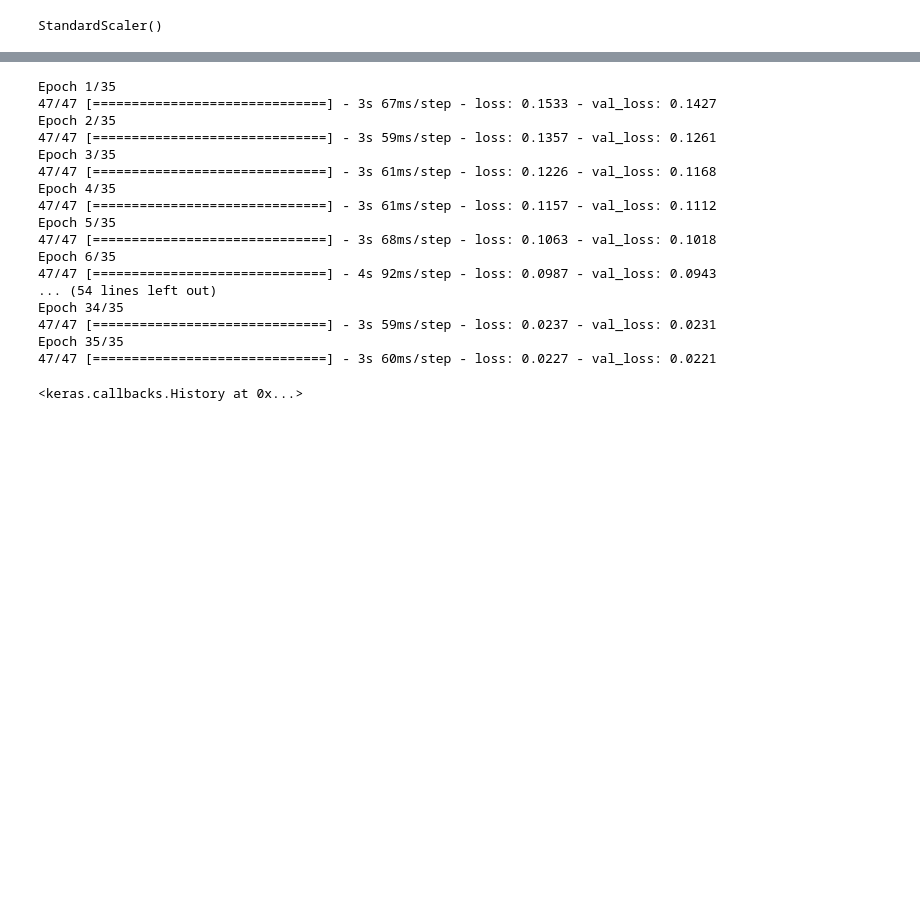
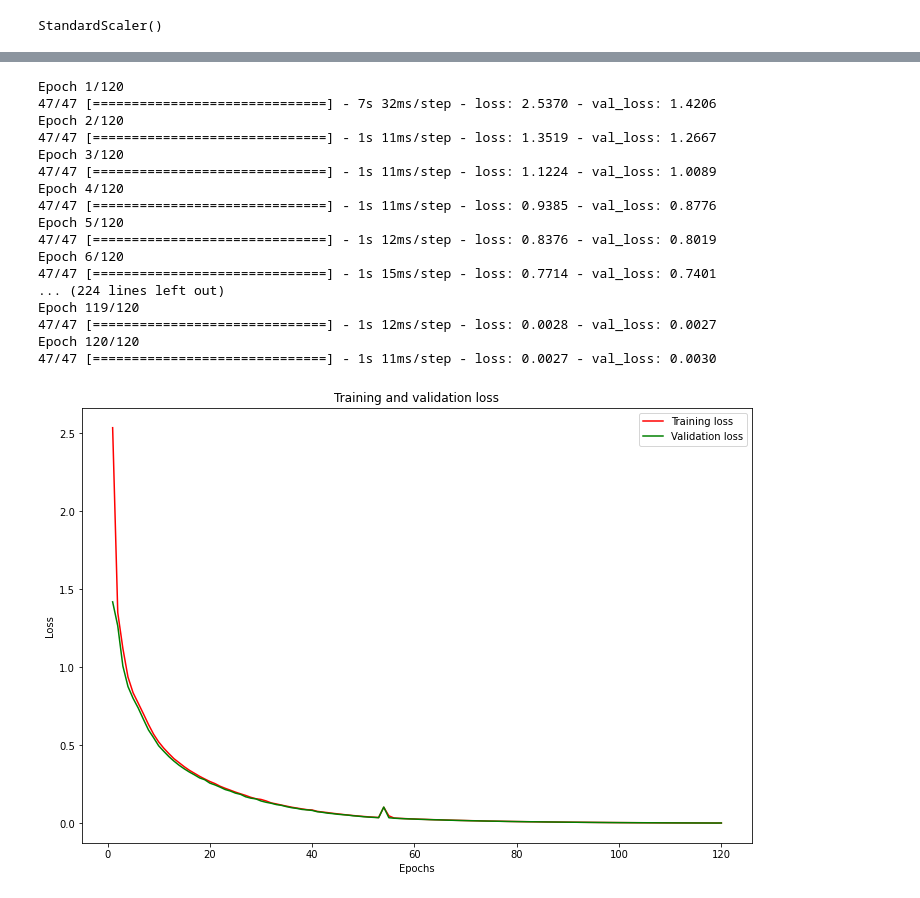
Before and after one commit to bryanqg92/NLG_GENESYS, a Jupyter notebook: NLG_GENESYS.ipynb, the cells around one changed output, grey strips where cells are left out. Cells and saved outputs as stored; diff of their text form; code cells hidden in the pictures; blank space fills up the shorter version.

Commit message:
primer modelo básico, vocabulario limitado

```diff
--- a/NLG_GENESYS.ipynb
+++ b/NLG_GENESYS.ipynb
@@ -34,7 +42,7 @@ z = data[['P_fuzzy_set', 'D_fuzzy_set', 'L_fuzzy_set', 'R_fuzzy_set']].apply(lam
 from tensorflow.keras.preprocessing.text import Tokenizer
 
 tokenizer = Tokenizer()
-tokenizer.fit_on_texts(y)
+tokenizer.fit_on_texts([contenido])
 num_decoder_tokens = len(tokenizer.word_index) + 1
 y_tokenized = tokenizer.texts_to_sequences(y)
 # %%
@@ -118,9 +141,9 @@ from tensorflow.keras.layers import Input, LSTM, Dense, Embedding
 # Definir dimension de entrada para el encoder
 encoder_inputs = Input(shape=(1, 4))
 
-# Capa LSTM en el encoder
+# Capa LSTM  en el encoder
 encoder_lstm = LSTM(64, return_state=True)
-_, state_h, state_c = encoder_lstm(encoder_inputs)
+encoder_output, state_h, state_c = encoder_lstm(encoder_inputs)
 
 # Se descartan las salidas del encoder y solo se toman los estados
 encoder_states = [state_h, state_c]
@@ -132,9 +155,9 @@ decoder_inputs = Input(shape=(None,))
 decoder_embedding = Embedding(num_decoder_tokens, output_dim=100)
 decoder_inputs_embedded = decoder_embedding(decoder_inputs)
 
-# Capa LSTM en el decoder, con los estados del encoder como inicialización
-decoder_lstm = LSTM(64, return_sequences=True, return_state=True)
-decoder_outputs, _, _ = decoder_lstm(decoder_inputs_embedded, initial_state=encoder_states)
+# Capa LSTM 1 en el decoder, con los estados del encoder como inicialización
+decoder_lstm1 = LSTM(64, return_sequences=True, return_state=True)
+decoder_outputs, _, _ = decoder_lstm1(decoder_inputs_embedded, initial_state=encoder_states)
 
 # Capa densa con activación softmax en el output
 decoder_dense = Dense(num_decoder_tokens, activation='softmax')
@@ -146,28 +169,44 @@ model = Model([encoder_inputs, decoder_inputs], decoder_outputs)
 # Compilar el modelo
 model.compile(optimizer='adam', loss='sparse_categorical_crossentropy')
 # %%
-# Entrenar el modelo
-model.fit([X_train_scaled.reshape(5999,1,4), z_train],
+history = model.fit([X_train_scaled.reshape(5999,1,4), z_train],
     y_train.reshape(y_train.shape[0], y_train.shape[1], 1),
      batch_size=128,
-     epochs=35,
+     epochs=120,
      validation_data=([X_val_scaled.reshape(X_val.shape[0],1,4), z_val], y_val.reshape(y_val.shape[0], y_val.shape[1], 1)))
+
+loss = history.history['loss']
+val_loss = history.history['val_loss']
 # %% [output]
-Epoch 1/35
-47/47 [==============================] - 3s 67ms/step - loss: 0.1533 - val_loss: 0.1427
-Epoch 2/35
-47/47 [==============================] - 3s 59ms/step - loss: 0.1357 - val_loss: 0.1261
-Epoch 3/35
-47/47 [==============================] - 3s 61ms/step - loss: 0.1226 - val_loss: 0.1168
-Epoch 4/35
-47/47 [==============================] - 3s 61ms/step - loss: 0.1157 - val_loss: 0.1112
-Epoch 5/35
-47/47 [==============================] - 3s 68ms/step - loss: 0.1063 - val_loss: 0.1018
-Epoch 6/35
-47/47 [==============================] - 4s 92ms/step - loss: 0.0987 - val_loss: 0.0943
-... (54 lines left out)
-Epoch 34/35
-47/47 [==============================] - 3s 59ms/step - loss: 0.0237 - val_loss: 0.0231
-Epoch 35/35
-47/47 [==============================] - 3s 60ms/step - loss: 0.0227 - val_loss: 0.0221
+Epoch 1/120
+47/47 [==============================] - 7s 32ms/step - loss: 2.5370 - val_loss: 1.4206
+Epoch 2/120
+47/47 [==============================] - 1s 11ms/step - loss: 1.3519 - val_loss: 1.2667
+Epoch 3/120
+47/47 [==============================] - 1s 11ms/step - loss: 1.1224 - val_loss: 1.0089
+Epoch 4/120
+47/47 [==============================] - 1s 11ms/step - loss: 0.9385 - val_loss: 0.8776
+Epoch 5/120
+47/47 [==============================] - 1s 12ms/step - loss: 0.8376 - val_loss: 0.8019
+Epoch 6/120
+47/47 [==============================] - 1s 15ms/step - loss: 0.7714 - val_loss: 0.7401
+... (224 lines left out)
+Epoch 119/120
+47/47 [==============================] - 1s 12ms/step - loss: 0.0028 - val_loss: 0.0027
+Epoch 120/120
+47/47 [==============================] - 1s 11ms/step - loss: 0.0027 - val_loss: 0.0030
-<keras.callbacks.History at 0x...>
+# %%
+import matplotlib.pyplot as plt
+
+# Crear el gráfico
+plt.figure(figsize=(12, 8))
+epochs = range(1, len(loss) + 1)
+plt.plot(epochs, loss, color='r', label='Training loss')
+plt.plot(epochs, val_loss, color='g', label='Validation loss')
+plt.title('Training and validation loss')
+plt.xlabel('Epochs')
+plt.ylabel('Loss')
+plt.legend()
+plt.show()
+# %% [output]
+[figure, added]
```
Also changed, not shown: parts of 15 cells of this notebook.
